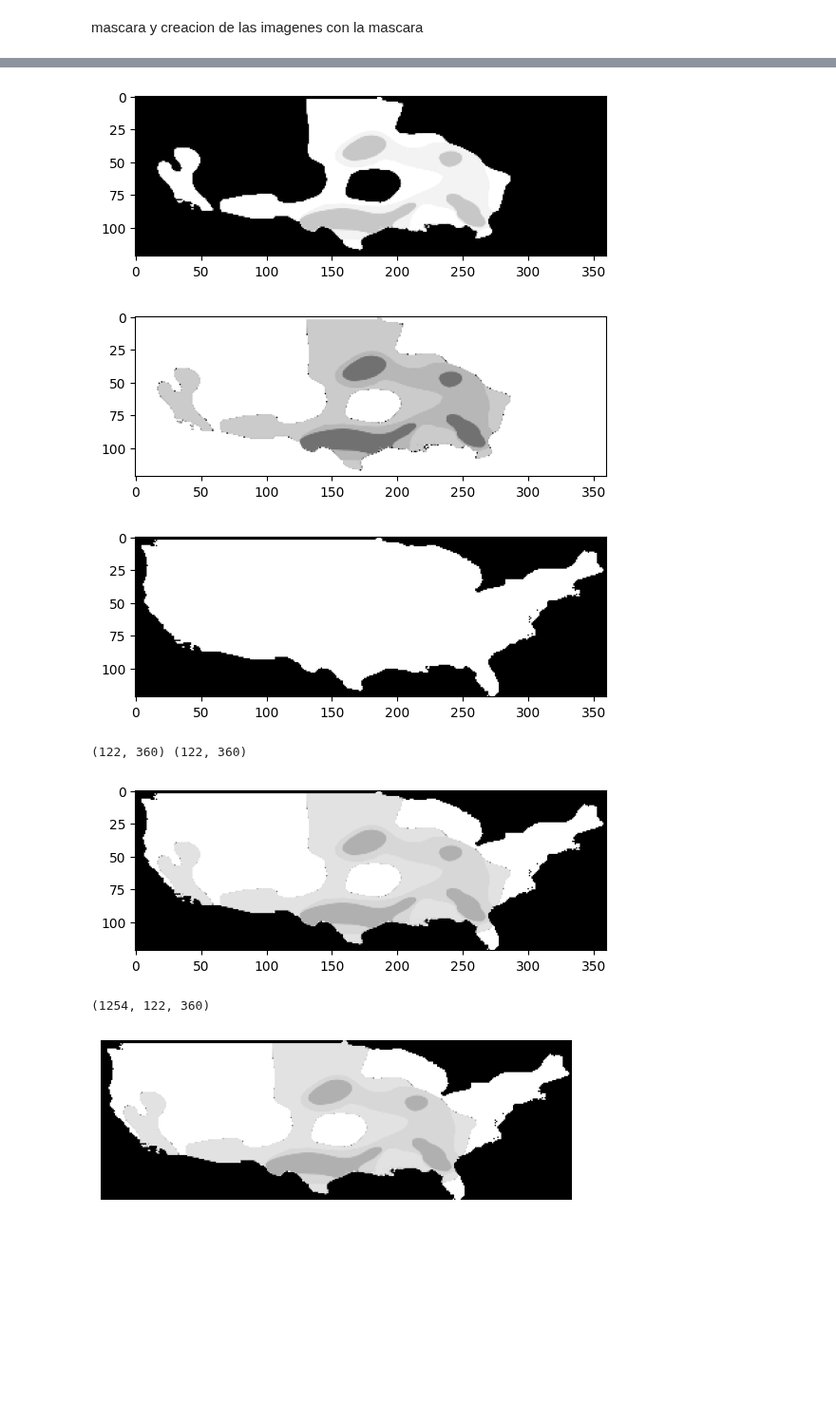
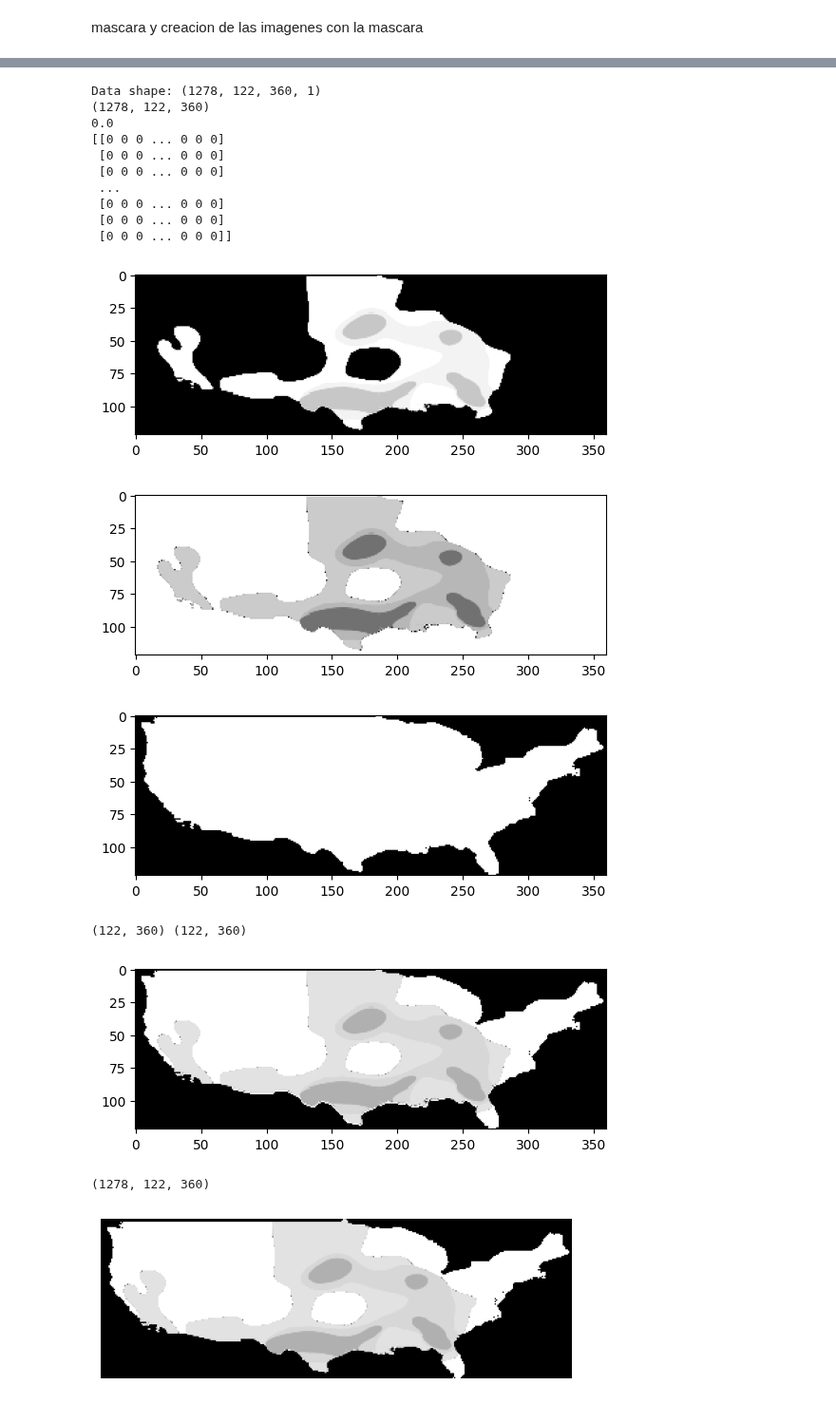
Before and after one commit to SahirReyes30/ImageXpartes, a Jupyter notebook: RecorteDeImagenA122_360.ipynb, the cells around one changed output, grey strips where cells are left out. Shown at 95% size. Cells and saved outputs as stored; diff of their text form; code cells hidden in the pictures; blank space fills up the shorter version.

```diff
--- a/RecorteDeImagenA122_360.ipynb
+++ b/RecorteDeImagenA122_360.ipynb
@@ -7,8 +7,8 @@ Se pasa de la imagen descargada de internet a la dimension que se requiere para
 # Recortar las imagenes de un directorio y guardarlas en otro directorio recortadas
 
 # Define el directorio de entrada y salida
-input_directory = '/home/mccdual2080/Desktop/SahirReyes/ActualizacionMapas'
-output_directory = '/home/mccdual2080/Desktop/SahirReyes/Codigo/dataSetOriginalF'
+input_directory = '/media/mccdual2080/Almacenamiengto/SahirProjects/SahirReyes/Codigo/DroughtDataset/'
+output_directory = '/media/mccdual2080/Almacenamiengto/SahirProjects/SahirReyes/Codigo/DroughtDataset120x360'
 
 # Lista de nombres de archivos de imágenes en el directorio de entrada
 image_files = os.listdir(input_directory)
@@ -24,9 +24,9 @@ for filename in image_files:
 
 
         # Define la región de recorte
-        crop_rectangle = (240, 318, 600, 440) #122*360
+        #crop_rectangle = (240, 318, 600, 440) #122*360
         #crop_rectangle = (240, 318, 600, 438) #120*360
-        #crop_rectangle = (0, 1, 360, 121)  # (izquierda, superior, derecha, inferior) pasar de 122 a 120
+        crop_rectangle = (0, 1, 360, 121)  # (izquierda, superior, derecha, inferior) pasar de 122 a 120
         img_cropped = img.crop(crop_rectangle)
 
         # Construye la ruta de salida con el mismo nombre de archivo
@@ -48,7 +63,8 @@ import matplotlib.pyplot as plt
 import cv2
 
 # Ruta al directorio con tus imágenes
-dir_path = '/home/mccdual2080/Desktop/SahirReyes/Codigo/DroughtDatasetCleaned'
+#dir_path = '/home/mccdual2080/Desktop/SahirReyes/Codigo/DroughtDatasetCleaned'
+dir_path = '/media/mccdual2080/Almacenamiengto/SahirProjects/SahirReyes/github/ImageXpartes/DroughtDatasetMask/ActualizacionDataSetMani/imagenesMak1'
 
 # Carga la primera imagen del dataset para obtener sus dimensiones
 first_image_name = os.listdir(dir_path)[0]
@@ -71,7 +87,7 @@ mask = cv2.cvtColor(mask, cv2.COLOR_BGR2GRAY)
 
 # Muestra la máscara acumulativa utilizando matplotlib
 plt.imshow(cv2.cvtColor(mask, cv2.COLOR_BGR2RGB))
-plt.title('Máscara acumulativa')
+plt.title('Máscara')
 plt.axis('off')  # Para ocultar los ejes
 plt.show()
 # %% [output]
@@ -424,9 +426,9 @@ from tensorflow.keras.preprocessing.image import load_img
 
 import cv2
 
-direccionImagenes = "/home/mccdual2080/Desktop/SahirReyes/Codigo/DroughtDataset"
-direccionNombres = "DroughtDatasetMask/ActualizacionDataSetMani/NamesDroughtDataset.csv"
-direccionImagenesMask = "DroughtDatasetMask/ActualizacionDataSetMani/imagenesMak1"
+direccionImagenes = "/media/mccdual2080/Almacenamiengto/SahirProjects/SahirReyes/Codigo/DroughtDataset120x360"
+direccionNombres = "/media/mccdual2080/Almacenamiengto/SahirProjects/SahirReyes/Codigo/NamesDroughtDataset.csv"
+direccionImagenesMask = "/media/mccdual2080/Almacenamiengto/SahirProjects/SahirReyes/Codigo/DroughtDataset120x360Gray"
 
 def get_names(file: str):
     names = DataFrame(pd.read_csv(file, header= None))
@@ -545,9 +542,19 @@ Data shape: (1254, 122, 360, 1)
+Data shape: (1278, 122, 360, 1)
+(1278, 122, 360)
+0.0
+[[0 0 0 ... 0 0 0]
+ [0 0 0 ... 0 0 0]
+ [0 0 0 ... 0 0 0]
+ ...
+ [0 0 0 ... 0 0 0]
+ [0 0 0 ... 0 0 0]
+ [0 0 0 ... 0 0 0]]
-[figure, old version]
+[figure, new version]
 [figure]
-[figure, old version]
+[figure, new version]
-(122, 360) (122, 360)
+(122, 360) (122, 360)
-[figure, old version]
+[figure, new version]
-(1254, 122, 360)
+(1278, 122, 360)
 # %%
 import numpy as np
 import matplotlib.pyplot as plt
```
Also changed, not shown: parts of 5 cells of this notebook.
